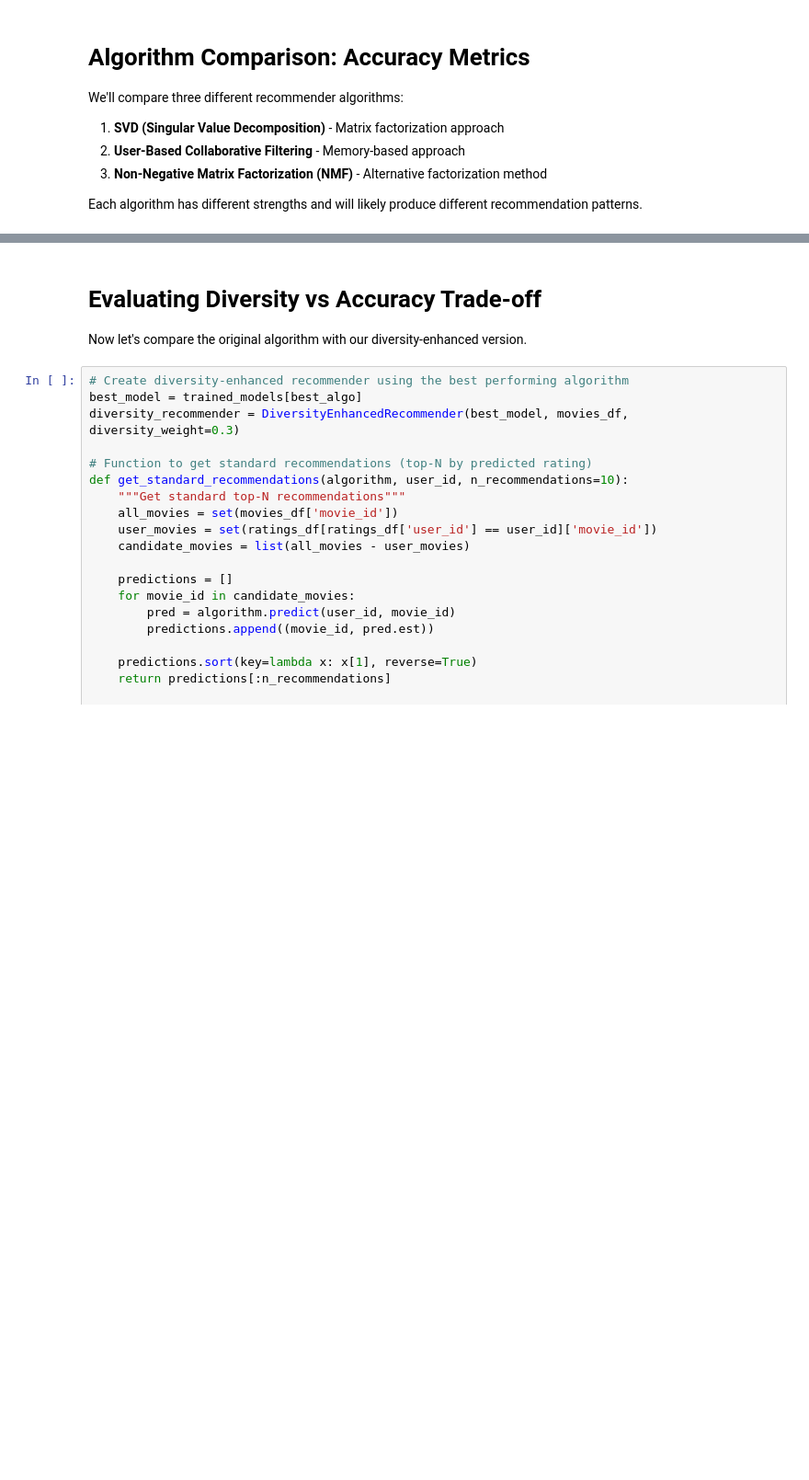
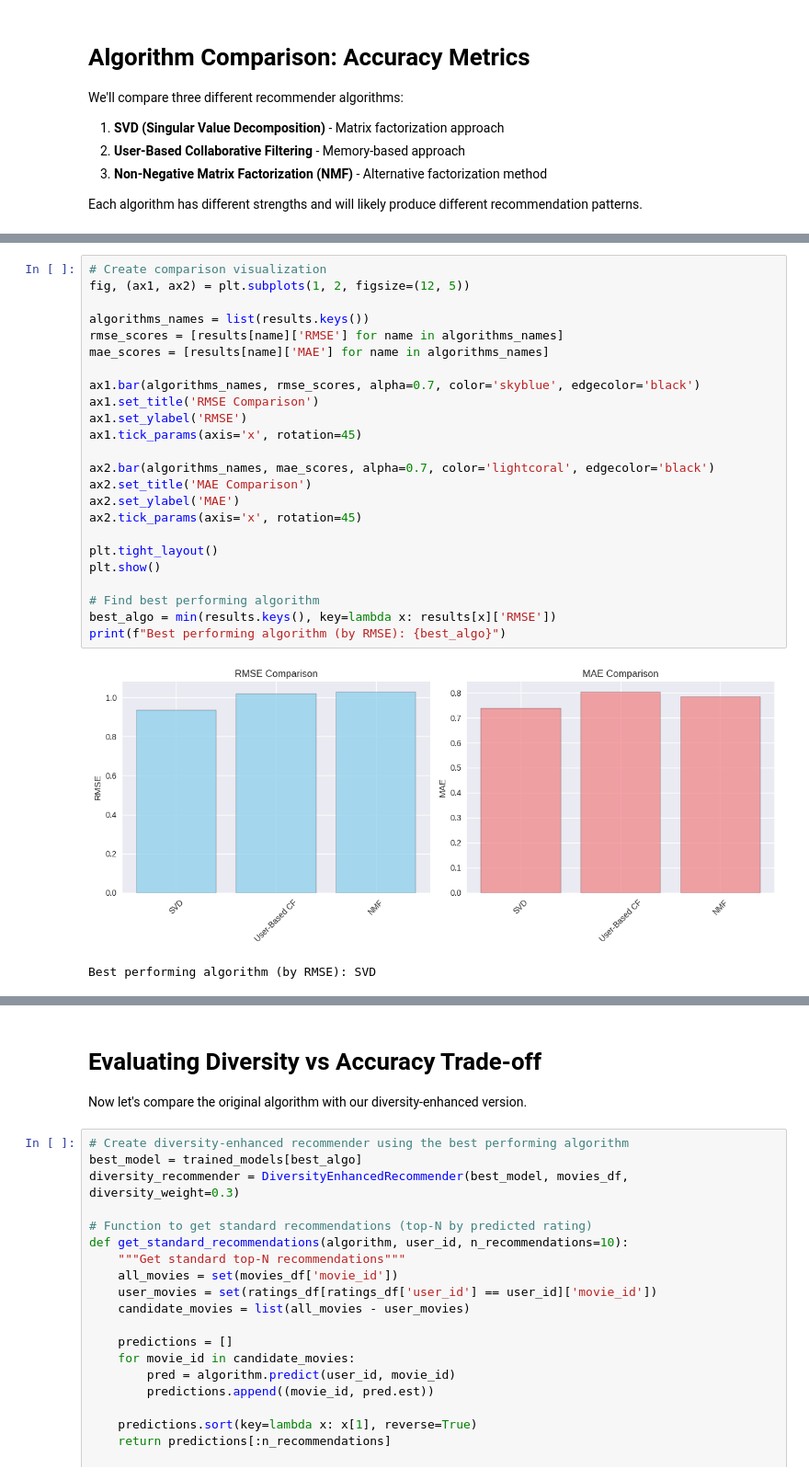
Before and after one commit to umais/DATA612_Recommender_Systems, a Jupyter notebook: Week4/Week4_Project4_Accuracy_and_Beyond.ipynb, the cells around one changed output, grey strips where cells are left out. Shown at 92% size. Drawn from its saved outputs; the diff is of its cells as text; blank space fills up the shorter version.

```diff
--- a/Week4/Week4_Project4_Accuracy_and_Beyond.ipynb
+++ b/Week4/Week4_Project4_Accuracy_and_Beyond.ipynb
@@ -233,3 +488,30 @@ print(f"Best performing algorithm (by RMSE): {best_algo}")
+# %%
+# Create comparison visualization
+fig, (ax1, ax2) = plt.subplots(1, 2, figsize=(12, 5))
+
+algorithms_names = list(results.keys())
+rmse_scores = [results[name]['RMSE'] for name in algorithms_names]
+mae_scores = [results[name]['MAE'] for name in algorithms_names]
+
+ax1.bar(algorithms_names, rmse_scores, alpha=0.7, color='skyblue', edgecolor='black')
+ax1.set_title('RMSE Comparison')
+ax1.set_ylabel('RMSE')
+ax1.tick_params(axis='x', rotation=45)
+
+ax2.bar(algorithms_names, mae_scores, alpha=0.7, color='lightcoral', edgecolor='black')
+ax2.set_title('MAE Comparison')
+ax2.set_ylabel('MAE')
+ax2.tick_params(axis='x', rotation=45)
+
+plt.tight_layout()
+plt.show()
+
+# Find best performing algorithm
+best_algo = min(results.keys(), key=lambda x: results[x]['RMSE'])
+print(f"Best performing algorithm (by RMSE): {best_algo}")
+# %% [output]
+[figure, added]
+Best performing algorithm (by RMSE): SVD
 # %% [markdown]
 # **Beyond Accuracy: Implementing Diversity**
 
```
Also changed, not shown: parts of 21 cells of this notebook.
